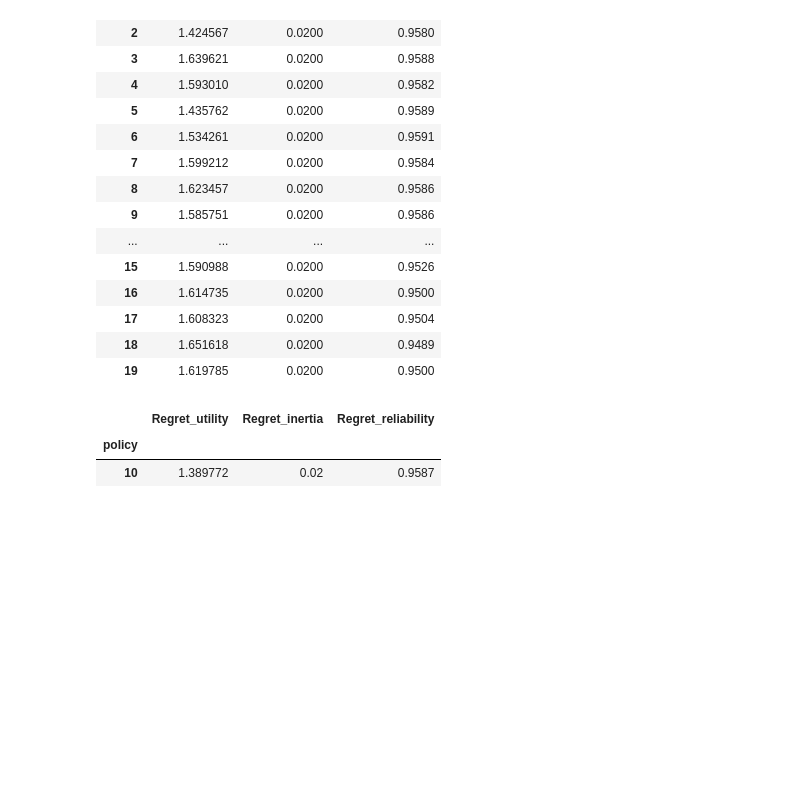
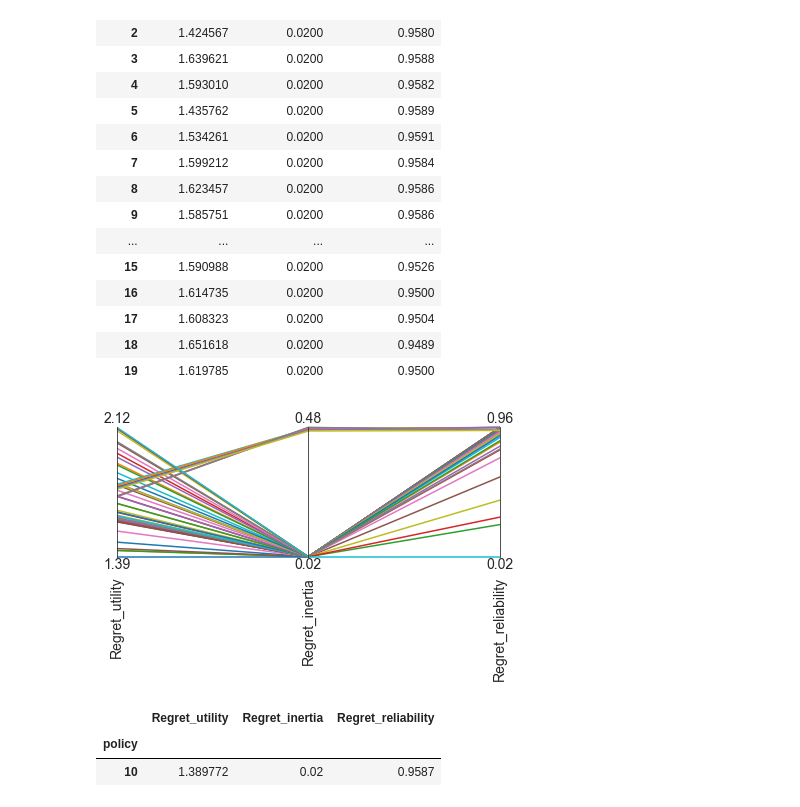
Before and after one commit to tamarvooijs/MBDM, a Jupyter notebook: Week 5-6 - robustness and direct search/assignment 9 - multi-scenario MORDM.ipynb, the cells around one changed output. Cells and saved outputs as stored; diff of their text form; code cells hidden in the pictures; blank space fills up the shorter version.

```diff
--- a/Week 5-6 - robustness and direct search/assignment 9 - multi-scenario MORDM.ipynb
+++ b/Week 5-6 - robustness and direct search/assignment 9 - multi-scenario MORDM.ipynb
@@ -606,6 +606,15 @@ copy_data.head(20)
 | 17 | 1.608323 | 0.0200 | 0.9504 |
 | 18 | 1.651618 | 0.0200 | 0.9489 |
 | 19 | 1.619785 | 0.0200 | 0.9500 |
+# %%
+from ema_workbench.analysis import parcoords
+
+limits = parcoords.get_limits(copy_data)
+axes = parcoords.ParallelAxes(limits)
+axes.plot(copy_data)
+plt.show()
+# %% [output]
+[figure, added]
 # %%
 # Policy with least regret for utility
 x= copy_data['Regret_utility'].min()
```
Also changed, not shown: 3 other files.
